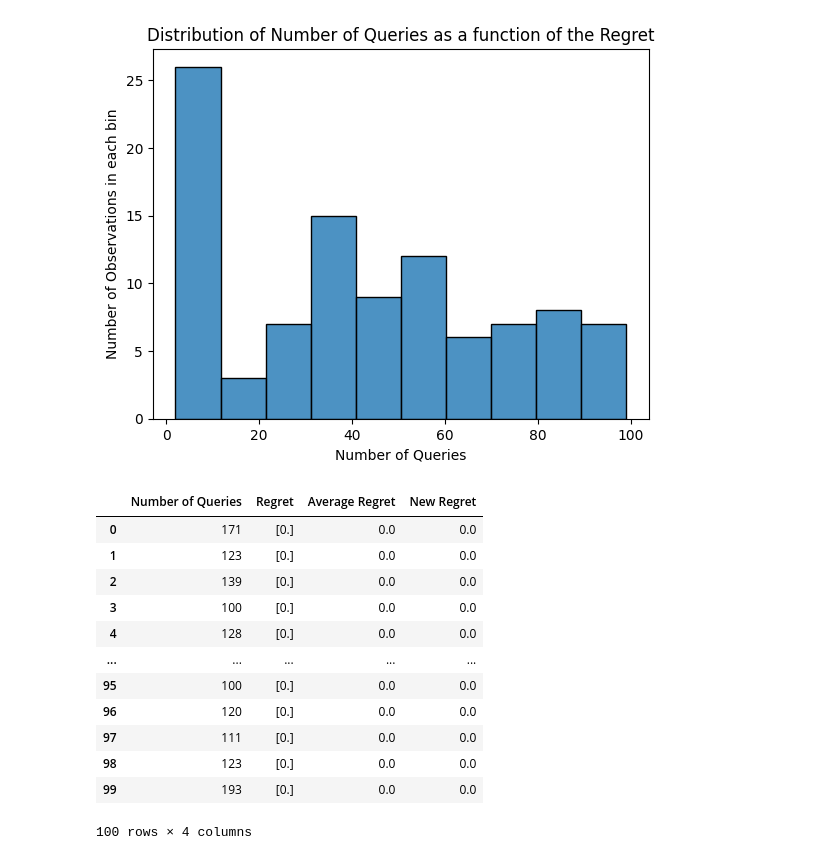
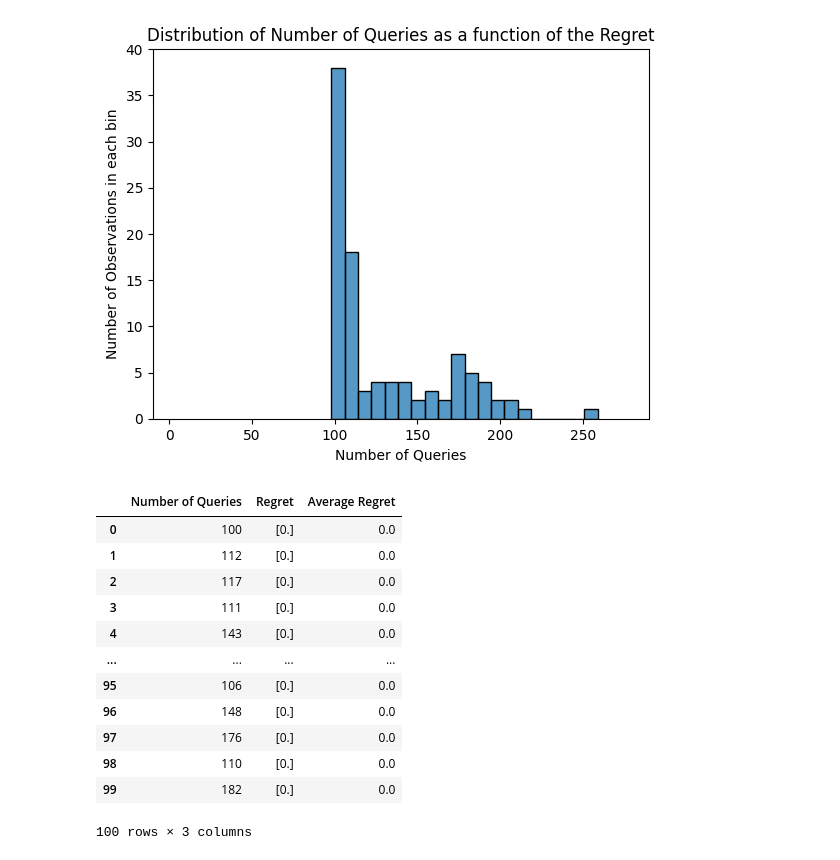
Before and after one commit to Amsterdam-Internships/Multi-objective_Optimization_using_Interactive_User_Approach, a Jupyter notebook: experiments/visualization-BLR.ipynb, the cells around one changed output. Saved outputs shown, nothing was run; the diff lists cells and outputs as text; code cells hidden in the pictures.

```diff
--- a/experiments/visualization-BLR.ipynb
+++ b/experiments/visualization-BLR.ipynb
@@ -5,7 +5,7 @@ import seaborn as sns
 import numpy as np
 import csv
 # %%
-data = pd.read_csv('output-BLR_2-100.csv')
+data = pd.read_csv('output-EI_5-100.csv')
 # %%
 num_queries = data['Number of Queries']
 regret = data['Regret']
@@ -16,30 +16,33 @@ regret = data['Regret']
 # %%
 df = pd.DataFrame({'Number of Queries': num_queries, 'Regret': regret})
 # %%
-sns.histplot(data=df, x='Number of Queries', bins=10, stat='count', alpha=0.8)
+sns.histplot(data=df, x='Number of Queries', bins=20, stat='count')
 # stat is the aggregate statistic to compute in each bin. Stat is chosen to be count to show the
 # number of observations in each bin
 plt.xlabel('Number of Queries')
 plt.ylabel('Number of Observations in each bin')
 plt.title('Distribution of Number of Queries as a function of the Regret')
+
+plt.xlim(-10, 290)
+plt.ylim(0, 40)
 plt.show()
 # %% [output]
-[figure, old version]
+[figure, new version]
 # %%
 df['Average Regret'] = df['Regret'].apply(lambda x: float(x.strip('[]')))
 df['Average Regret'] = df['Average Regret'].round(2)
 df
 # %% [output]
-|  | Number of Queries | Regret | Average Regret | New Regret |
-| 0 | 171 | [0.] | 0.0 | 0.0 |
-| 1 | 123 | [0.] | 0.0 | 0.0 |
-| 2 | 139 | [0.] | 0.0 | 0.0 |
-| 3 | 100 | [0.] | 0.0 | 0.0 |
-| 4 | 128 | [0.] | 0.0 | 0.0 |
-| ... | ... | ... | ... | ... |
-| 95 | 100 | [0.] | 0.0 | 0.0 |
-| 96 | 120 | [0.] | 0.0 | 0.0 |
-| 97 | 111 | [0.] | 0.0 | 0.0 |
-| 98 | 123 | [0.] | 0.0 | 0.0 |
-| 99 | 193 | [0.] | 0.0 | 0.0 |
+|  | Number of Queries | Regret | Average Regret |
+| 0 | 100 | [0.] | 0.0 |
+| 1 | 112 | [0.] | 0.0 |
+| 2 | 117 | [0.] | 0.0 |
+| 3 | 111 | [0.] | 0.0 |
+| 4 | 143 | [0.] | 0.0 |
+| ... | ... | ... | ... |
+| 95 | 106 | [0.] | 0.0 |
+| 96 | 148 | [0.] | 0.0 |
+| 97 | 176 | [0.] | 0.0 |
+| 98 | 110 | [0.] | 0.0 |
+| 99 | 182 | [0.] | 0.0 |
-100 rows × 4 columns
+100 rows × 3 columns
```
Also changed, not shown: parts of 6 cells of this notebook, 48 other files.
